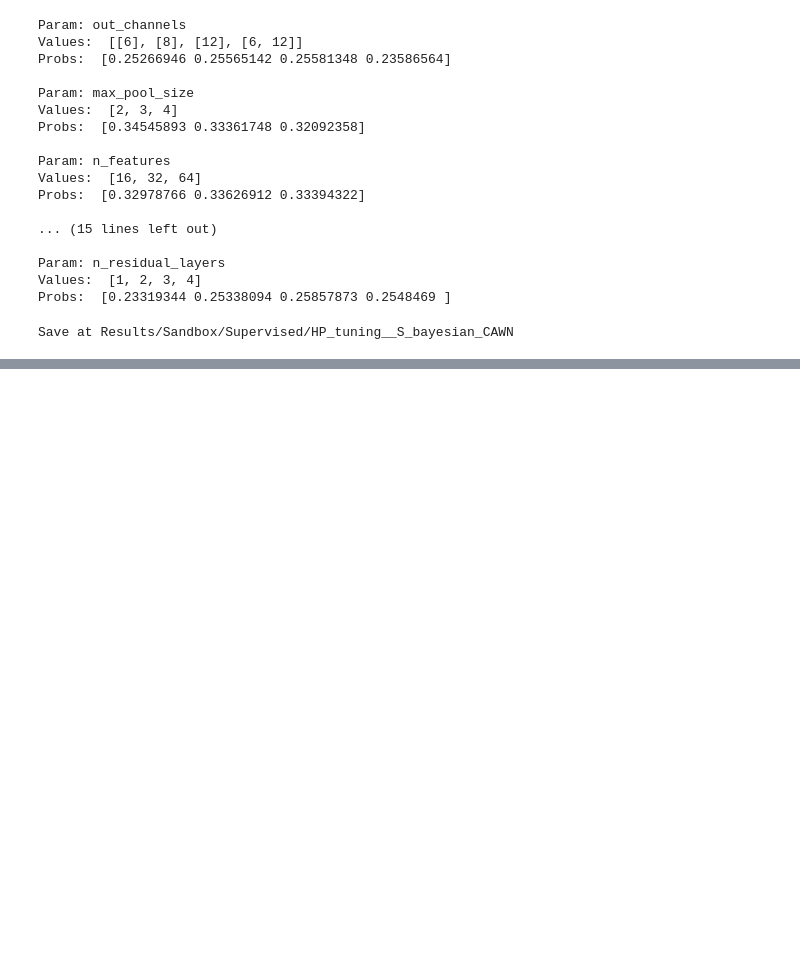
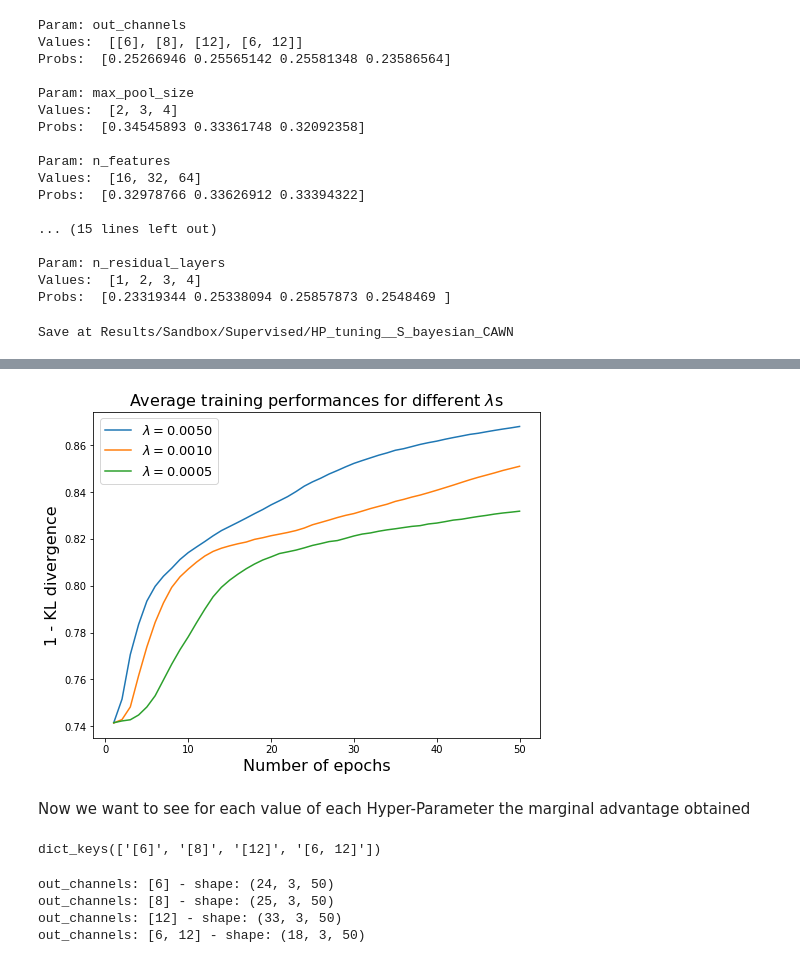
Before and after one commit to nicoladainese96/RelationalDeepRL, a Jupyter notebook: MultiConvNet_testing.ipynb, the cells around one changed output, grey strips where cells are left out. Saved outputs shown, nothing was run; the diff lists cells and outputs as text; code cells hidden in the pictures; blank space fills up the shorter version.

```diff
--- a/MultiConvNet_testing.ipynb
+++ b/MultiConvNet_testing.ipynb
@@ -149,0 +194,17 @@ Save at Results/Sandbox/Supervised/HP_tuning__S_bayesian_CAWN
+# %%
+n_runs = len(V_train_runs)
+n_epochs = np.arange(V_train_runs.shape[-1])+1
+
+
+fig = plt.figure(figsize=(8,6))
+for j, lr in enumerate(lambdas):
+    plt.plot(n_epochs, V_train_runs.mean(axis=0)[j,:], alpha=1, label=r'$\lambda=%.4f$'%lambdas[j])
+plt.title(r"Average training performances for different $\lambda$s", fontsize=16)
+plt.xlabel("Number of epochs", fontsize=16)
+plt.ylabel("1 - KL divergence", fontsize=16)
+plt.legend(fontsize = 13)
+plt.show()
+# %% [output]
+[figure, added]
+# %% [markdown]
+Now we want to see for each value of each Hyper-Parameter the marginal advantage obtained
@@ -149,0 +224,7 @@ Save at Results/Sandbox/Supervised/HP_tuning__S_bayesian_CAWN
+# %%
+key_value_hist = {}
+for v in value_priors_dict[k][0]:
+    key_value_hist[str(v)] = []
+key_value_hist.keys()
+# %% [output]
+dict_keys(['[6]', '[8]', '[12]', '[6, 12]'])
@@ -149,0 +236,9 @@ Save at Results/Sandbox/Supervised/HP_tuning__S_bayesian_CAWN
+# %%
+for v in key_value_hist:
+    key_value_hist[v] = np.array(key_value_hist[v])
+    print(k+': '+v+' - shape:', key_value_hist[v].shape)
+# %% [output]
+out_channels: [6] - shape: (24, 3, 50)
+out_channels: [8] - shape: (25, 3, 50)
+out_channels: [12] - shape: (33, 3, 50)
+out_channels: [6, 12] - shape: (18, 3, 50)
```
Also changed, not shown: parts of 19 cells of this notebook, 38 other files.
